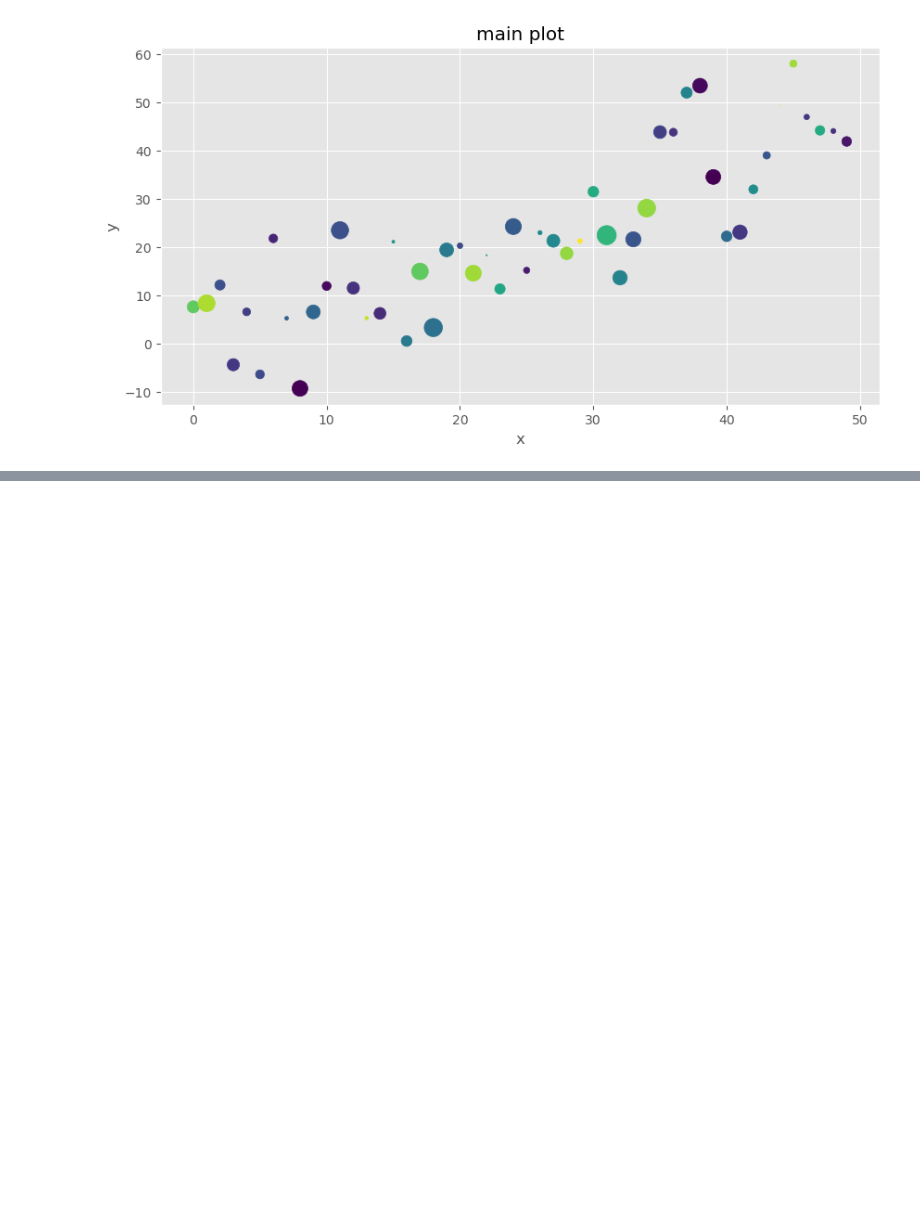
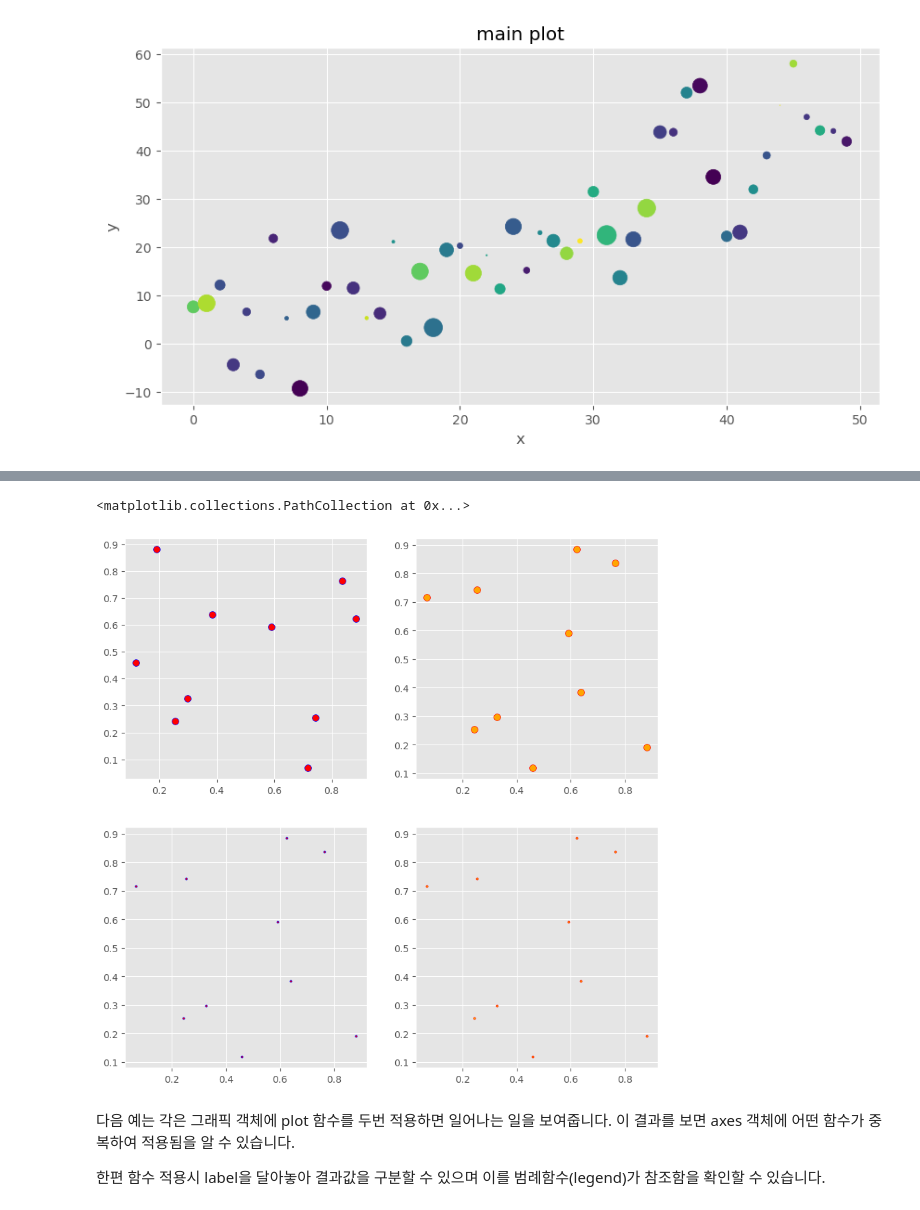
Before and after one commit to jenjong/deeplearning, a Jupyter notebook: chapters/02/region.ipynb, the cells around one changed output, grey strips where cells are left out. Saved outputs shown, nothing was run; the diff lists cells and outputs as text; code cells hidden in the pictures; blank space fills up the shorter version.

```diff
--- a/chapters/02/region.ipynb
+++ b/chapters/02/region.ipynb
@@ -256,0 +176,14 @@ ax.legend()
+# %%
+# color의 속성을 변경할 수 있는 대상: facecolor, edgecolors
+fig, ax = plt.subplots(2,2, figsize = (10,10))
+ax[0,0].scatter(x,y,s = 50, facecolor = 'red', edgecolors ='blue')
+ax[0,1].scatter(y,x,s = 50, facecolor = 'orange', edgecolors ='red')
+ax[1,0].scatter(y,x,s = 5, facecolor = 'red', edgecolors ='blue')
+ax[1,1].scatter(y,x,s = 5, facecolor = 'orange', edgecolors ='red')
+# %% [output]
+<matplotlib.collections.PathCollection at 0x...>
+[figure, added]
+# %% [markdown]
+다음 예는 각은 그래픽 객체에 plot 함수를 두번 적용하면 일어나는 일을 보여줍니다. 이 결과를 보면 axes 객체에 어떤 함수가 중복하여 적용됨을 알 수 있습니다.
+
+한편 함수 적용시 label을 달아놓아 결과값을 구분할 수 있으며 이를 범례함수(legend)가 참조함을 확인할 수 있습니다.
```
Also changed, not shown: parts of 6 cells of this notebook.
